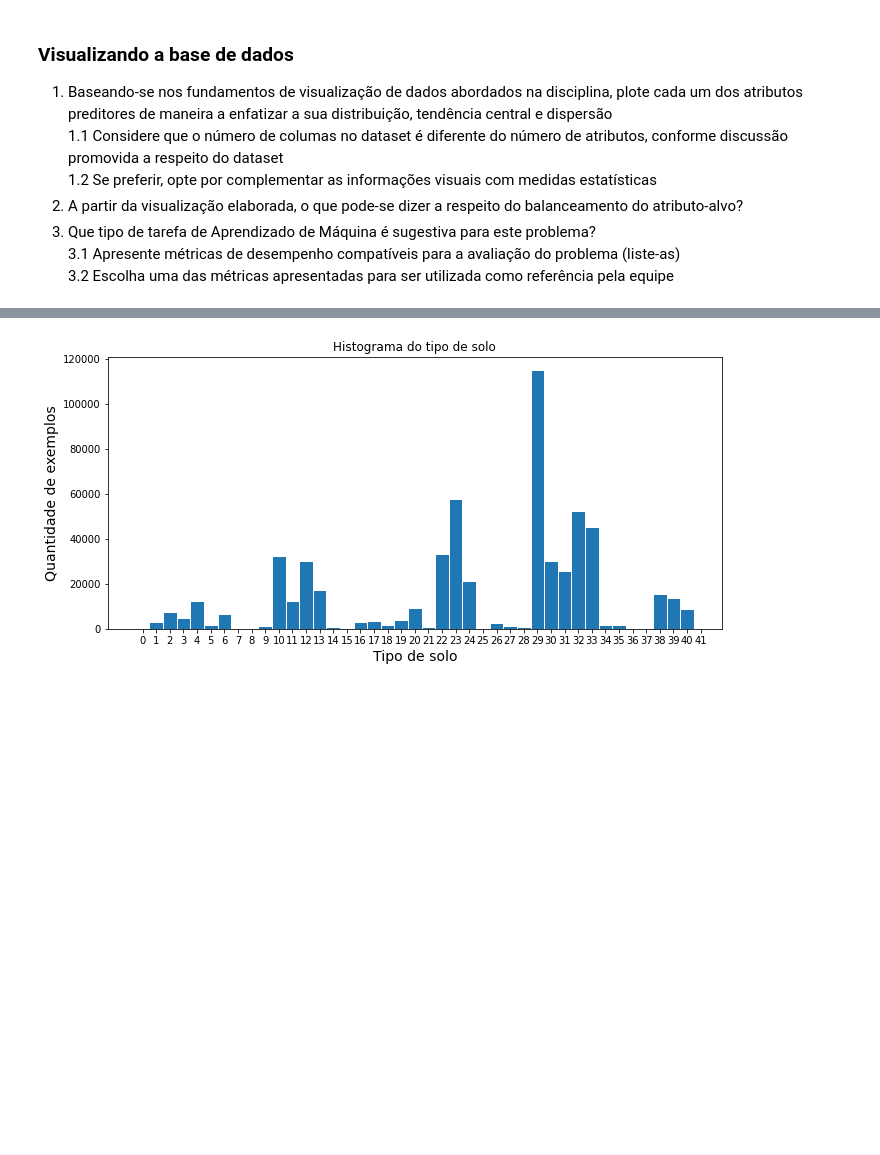
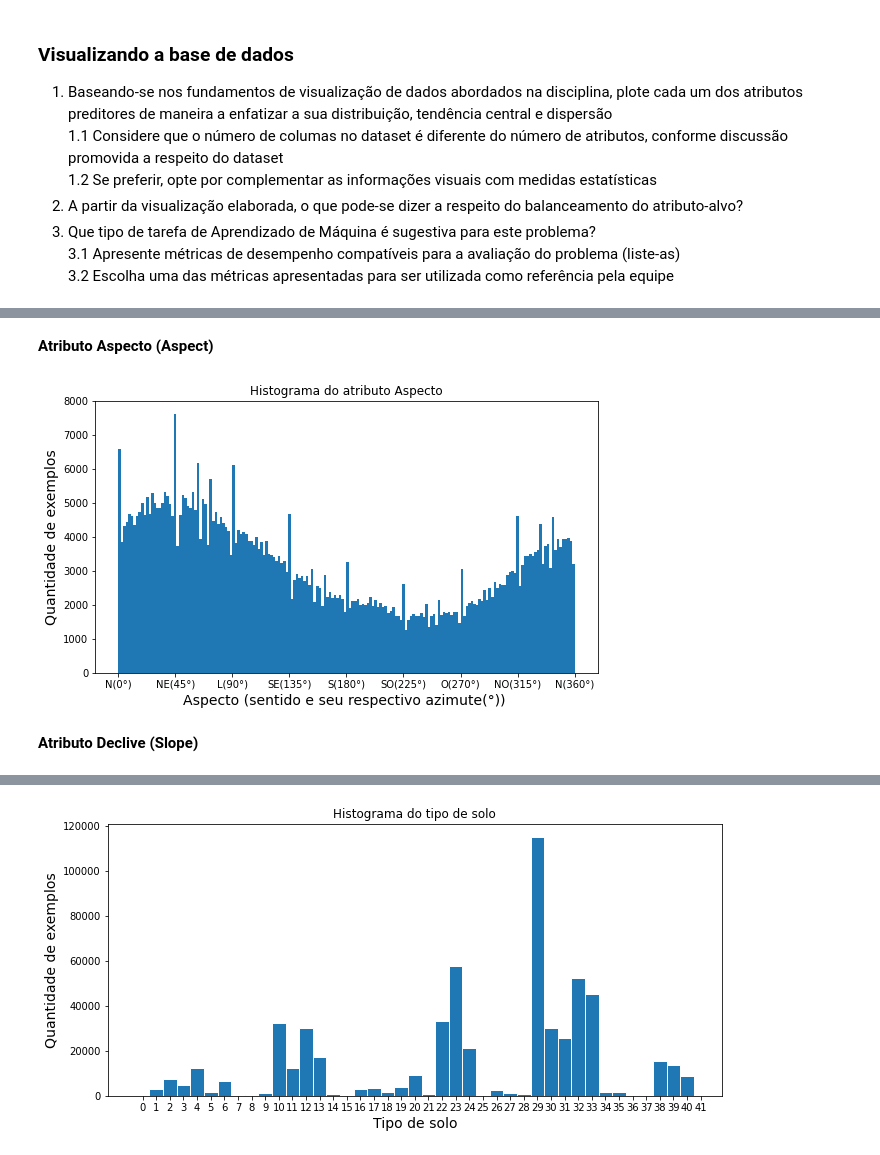
Before and after one commit to elloa-uea/projeto-pratico-3-rna-pp3-team-equilibrium, a Jupyter notebook: notebooks/PP3.2 - Conhecendo o Conjunto de Dados.ipynb, the cells around one changed output, grey strips where cells are left out. Saved outputs shown, nothing was run; the diff lists cells and outputs as text; code cells hidden in the pictures; blank space fills up the shorter version.

Commit message:
visualizando a base de dados

```diff
--- a/notebooks/PP3.2 - Conhecendo o Conjunto de Dados.ipynb
+++ b/notebooks/PP3.2 - Conhecendo o Conjunto de Dados.ipynb
@@ -432,0 +231,22 @@ plt.show()
+# %% [markdown]
+**Atributo Aspecto (Aspect)**
+# %%
+aspect_arr = data['Aspect'].to_numpy()
+
+fig = plt.figure()
+ax1 = fig.add_subplot(111)
+fig.set_size_inches(9, 5)
+
+ax1.hist(aspect_arr, bins=180)
+ax1.set_title('Histograma do atributo Aspecto')
+ax1.set_xlabel('Aspecto (sentido e seu respectivo azimute(°)) ', fontsize=14)
+ax1.set_ylabel('Quantidade de exemplos', fontsize=14)
+
+ticks = [0, 45, 90, 135, 180, 225, 270, 315, 360]
+
+plt.xticks(ticks, ['N(0°)', 'NE(45°)', 'L(90°)', 'SE(135°)', 'S(180°)', 'SO(225°)','O(270°)', 'NO(315°)', 'N(360°)'])
+plt.show()
+# %% [output]
+[figure, added]
+# %% [markdown]
+**Atributo Declive (Slope)**
```
Also changed, not shown: parts of 53 cells of this notebook.
